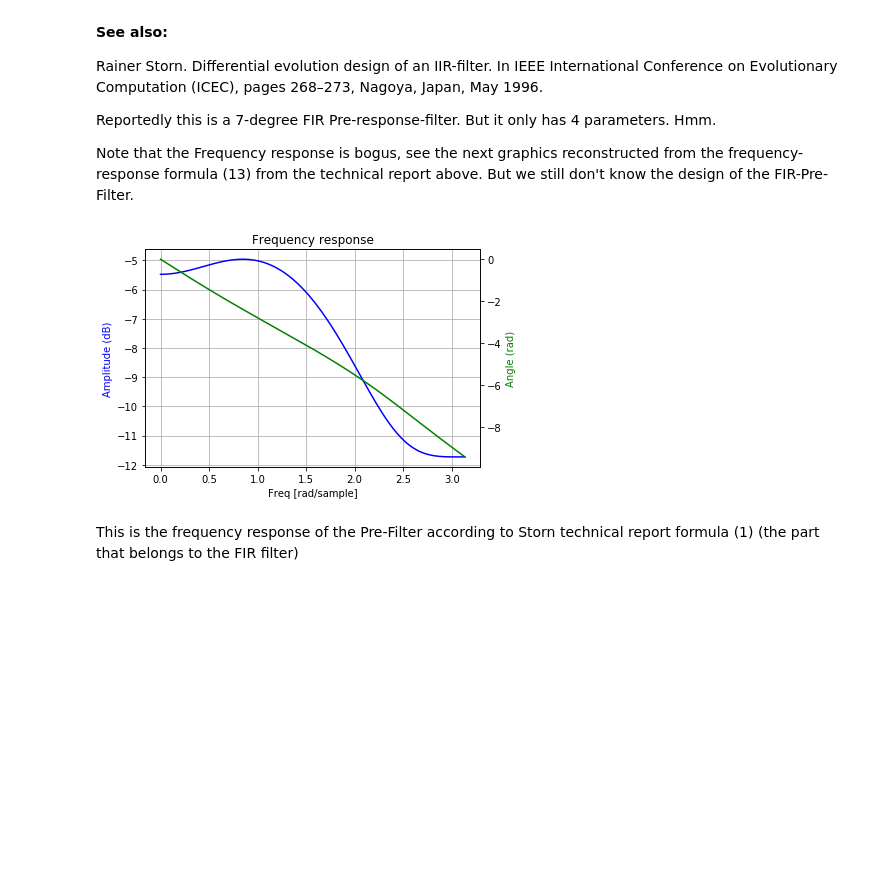
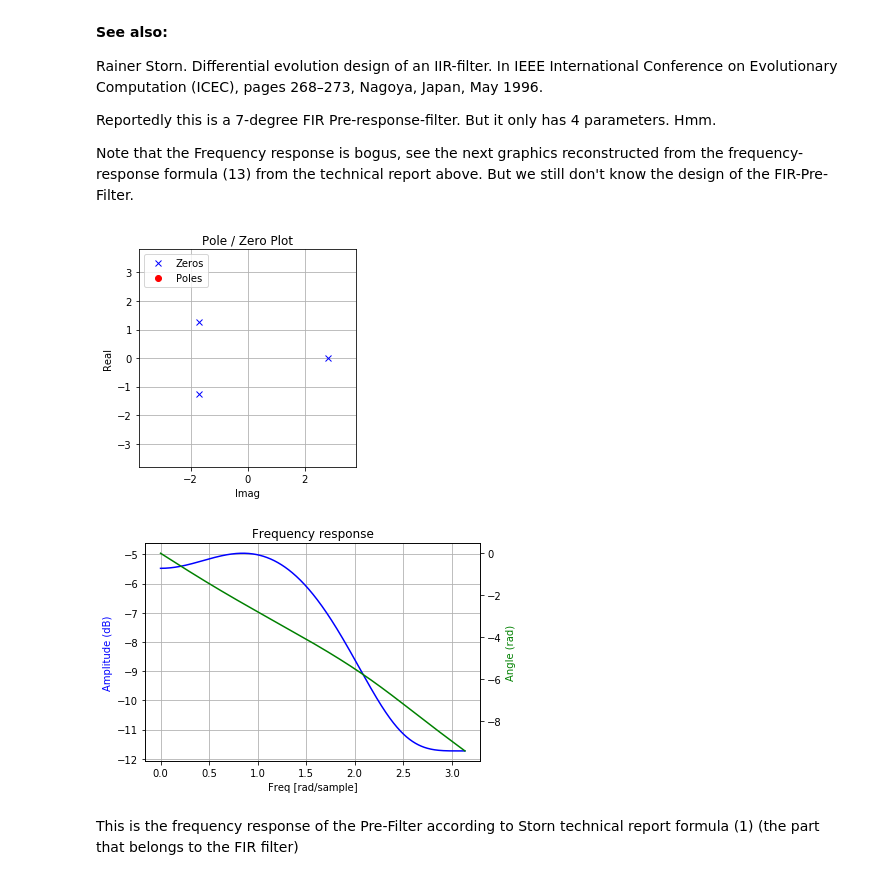
Before and after one commit to schlatterbeck/filter-optimizer, a Jupyter notebook: IIR_Filter.ipynb, the cells around one changed output. Cells and saved outputs as stored; diff of their text form; code cells hidden in the pictures; blank space fills up the shorter version.

Commit message:
Pole Zero plot update

```diff
--- a/IIR_Filter.ipynb
+++ b/IIR_Filter.ipynb
@@ -48,6 +48,29 @@ def plot_delay(w, d, title = "Group delay", f0 = None, log = False) :
     plt.grid ()
     plt.axis ('tight')
     plt.show ()
+# %%
+def pole_zero_plot (poles, zeros, limit = 1e6) :
+    poles = np.array (poles)
+    zeros = np.array (zeros)
+    m1 = m2 = 1
+    if len (poles) :
+        m1 = max (abs (poles))
+    if len (zeros) :
+        m2 = max (abs (zeros))
+    m  = max (m1, m2) + 1
+    if m > limit :
+        m = limit
+    plt.plot(np.real(zeros), np.imag(zeros), 'xb')
+    plt.plot(np.real(poles), np.imag(poles), 'or')
+    plt.legend(['Zeros', 'Poles'], loc=2)
+    plt.title('Pole / Zero Plot')
+    plt.ylabel('Real')
+    plt.xlabel('Imag')
+    plt.grid()
+    plt.xlim (-m, m)
+    plt.ylim (-m, m)
+    plt.gca ().set_aspect ('equal', adjustable='box')
+    plt.show()
 # %%
 def update_conjugate_complex (numbers) :
     """ Modify numbers in-place to add conjugate complex numbers"""
@@ -154,14 +185,16 @@ Note that the Frequency response is bogus, see the next graphics reconstructed f
 # %%
 fir = [-0.033271, -0.019816, 0.169865, 0.415454]
 #fir = [x - 3.5 for x in fir]
 #fir = [x * 2 for x in fir]
 #fir = [x * pi for x in fir]
-zeros, poles, gain = tf2zpk (fir, [1.0])
+fir_zeros, fir_poles, fir_gain = tf2zpk (fir, [1.0])
 #print (zeros, poles, gain)
 w, h = freqz (fir)
+pole_zero_plot (fir_poles, fir_zeros)
 plot_response (w, h)
 # %% [output]
-[figure, old version]
+[figure, new version]
+[figure, added]
 # %% [markdown]
 This is the frequency response of the Pre-Filter according to Storn technical report formula (1) (the part that belongs to the FIR filter)
 # %%
```
Also changed, not shown: parts of 9 cells of this notebook.
